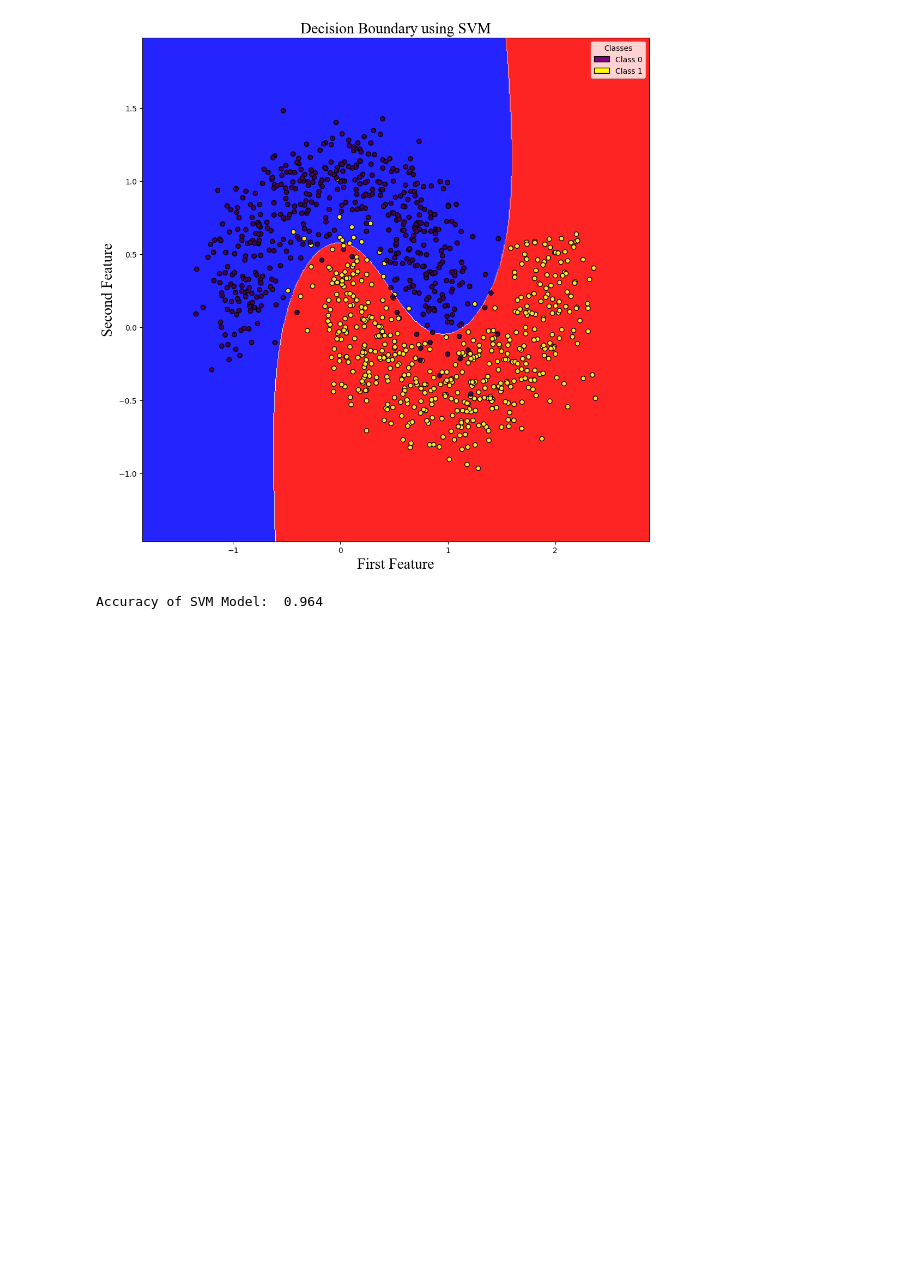
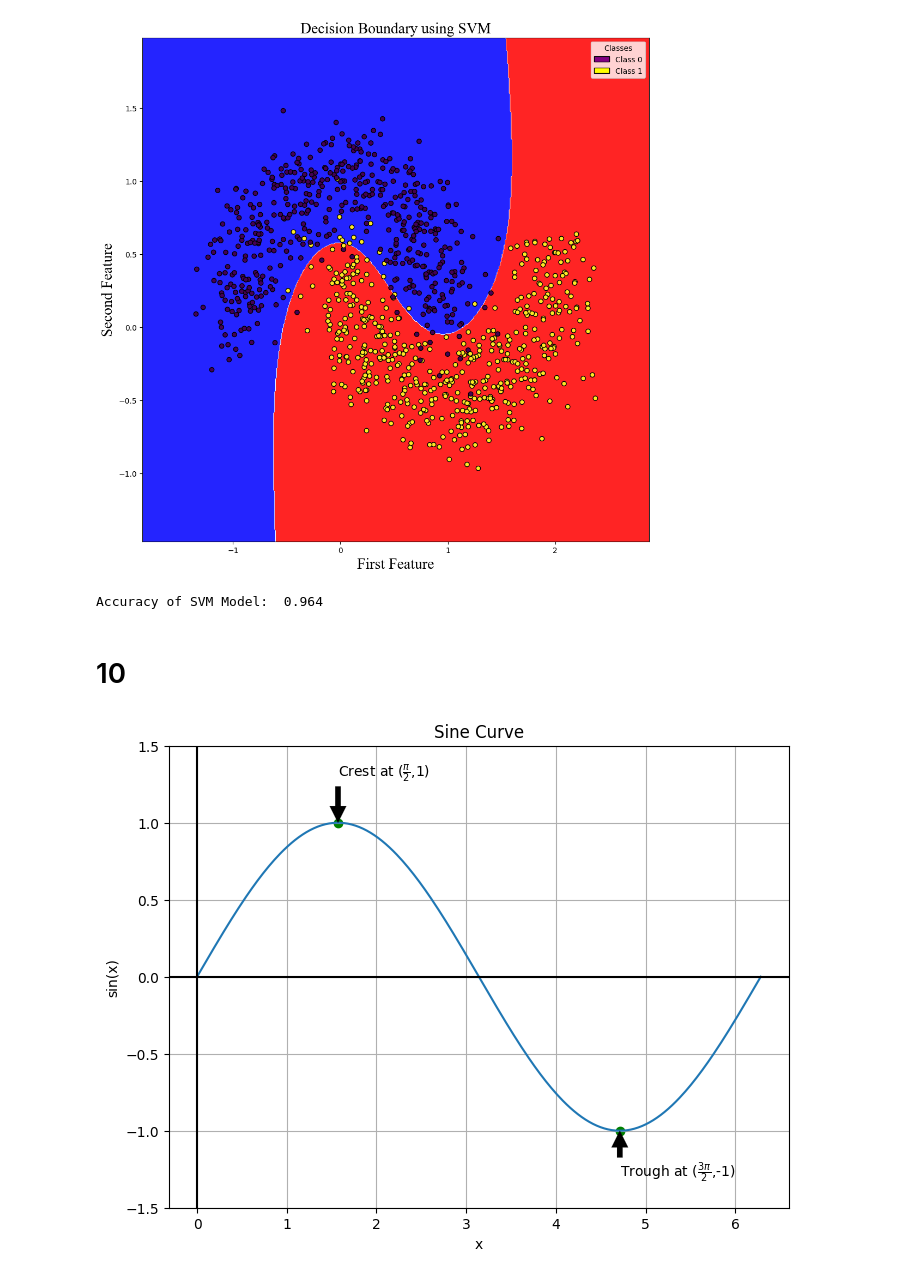
Before and after one commit to manusharansah/Python, a Jupyter notebook: Assignments/assign2.ipynb, the cells around one changed output. Cells and saved outputs as stored; diff of their text form; code cells hidden in the pictures; blank space fills up the shorter version.

Commit message:
matplotlib assignment part d

```diff
--- a/Assignments/assign2.ipynb
+++ b/Assignments/assign2.ipynb
@@ -260,3 +261,30 @@ print("Accuracy of SVM Model: ",model.score(x_test,y_test))
 # %% [output]
 [figure]
 Accuracy of SVM Model:  0.964
+# %% [markdown]
+# 10
+# %%
+from math import sin,pi
+import matplotlib.pyplot as plt
+
+def f(x):
+    return sin(x)
+
+x = np.linspace(0,2*pi,300)
+y = [sin(x) for x in x]
+plt.figure(figsize=(8,6))
+plt.plot(x,y)
+plt.title("Sine Curve")
+plt.grid(True)
+plt.axhline(y=0,color = 'black')
+plt.axvline(x=0,color = 'black')
+plt.ylim(-1.5,1.5)
+plt.scatter([pi/2,3*pi/2],[1,-1],color='green')
+plt.annotate(r"Crest at ($\frac{\pi}{2}$,1)",xy=(pi/2,1),xytext=(pi/2,1.3),arrowprops={'color':'black','lw':0.1})
+plt.annotate(r"Trough at ($\frac{3\pi}{2}$,-1)",xy=(3*pi/2,-1),xytext=(3*pi/2,-1.3),arrowprops={'color':'black','lw':0.1})
+plt.xlabel('x')
+plt.ylabel('sin(x)')
+
+plt.show()
+# %% [output]
+[figure, added]
```
Also changed, not shown: parts of 5 cells of this notebook, 3 other files.
